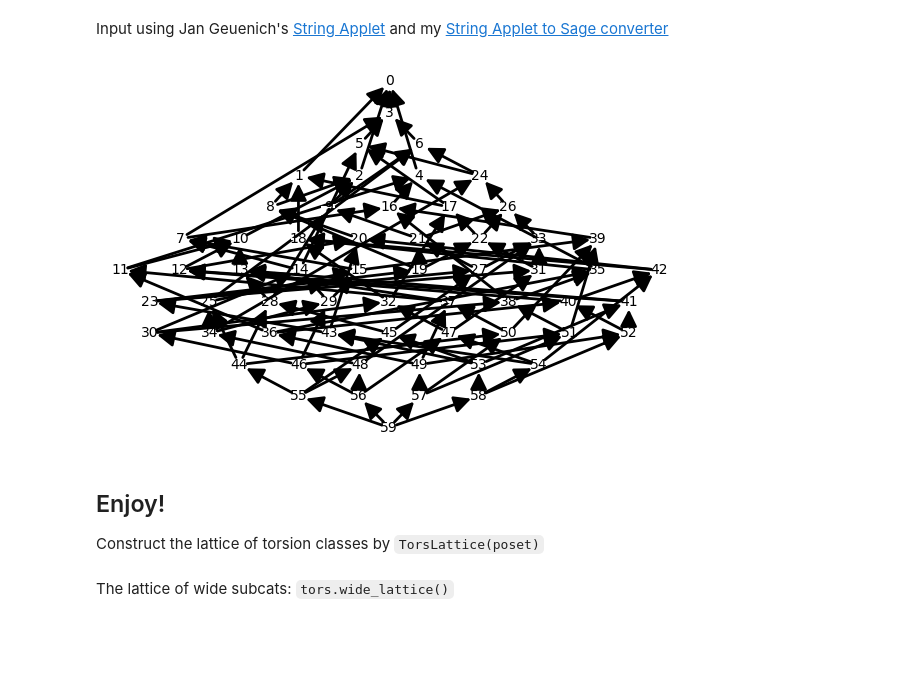
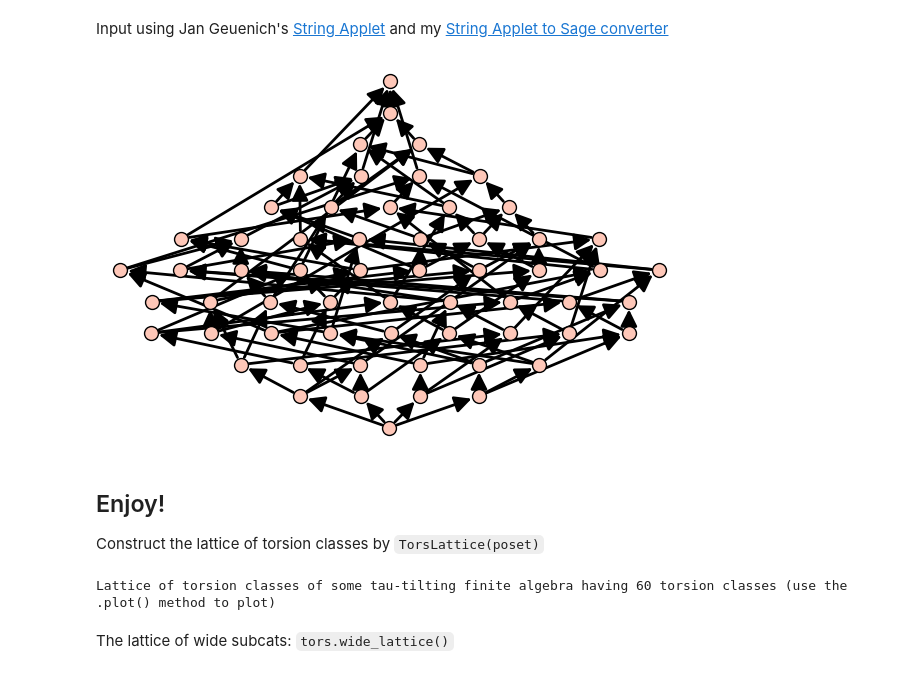
Before and after one commit to haruhisa-enomoto/haruhisa-enomoto.github.io, a Jupyter notebook: files/OCAMI_Demo.ipynb, the cells around one changed output. Drawn from its saved outputs; the diff is of its cells as text; code cells hidden in the pictures; blank space fills up the shorter version.

```diff
--- a/files/OCAMI_Demo.ipynb
+++ b/files/OCAMI_Demo.ipynb
@@ -20,7 +26,7 @@ poset = Poset(SAtoSage("data.tex"))
 # %%
-myshow(poset)
+myshow(poset, label=False)
 # %% [output]
-[figure, old version]
+[figure, new version]
 # %% [markdown]
 ## Enjoy!
 
@@ -28,2 +36,6 @@ Construct the lattice of torsion classes by `TorsLattice(poset)`
+# %%
+tors
+# %% [output]
+Lattice of torsion classes of some tau-tilting finite algebra having 60 torsion classes (use the .plot() method to plot)
 # %% [markdown]
 The lattice of wide subcats: `tors.wide_lattice()`
```
Also changed, not shown: parts of 33 cells of this notebook.
